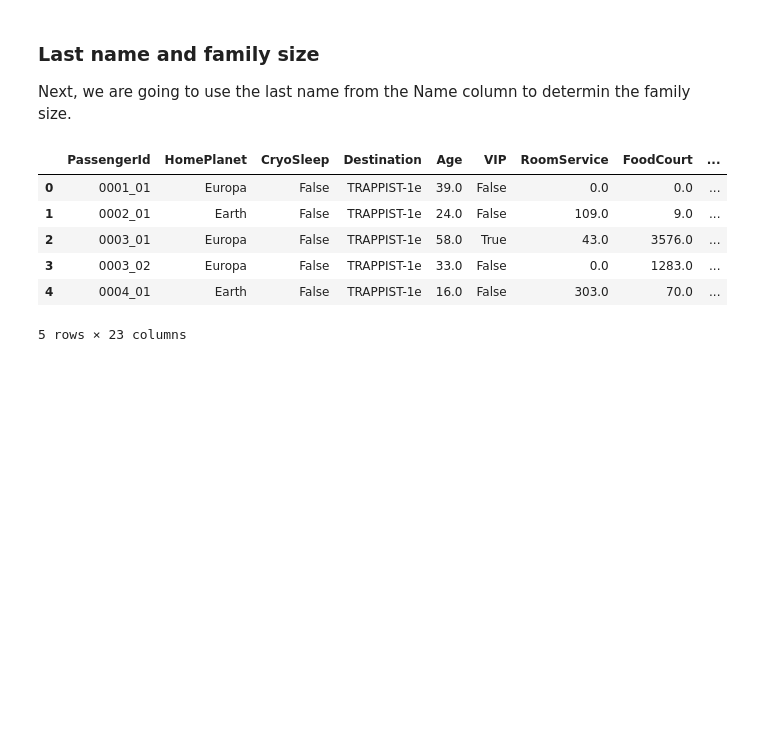
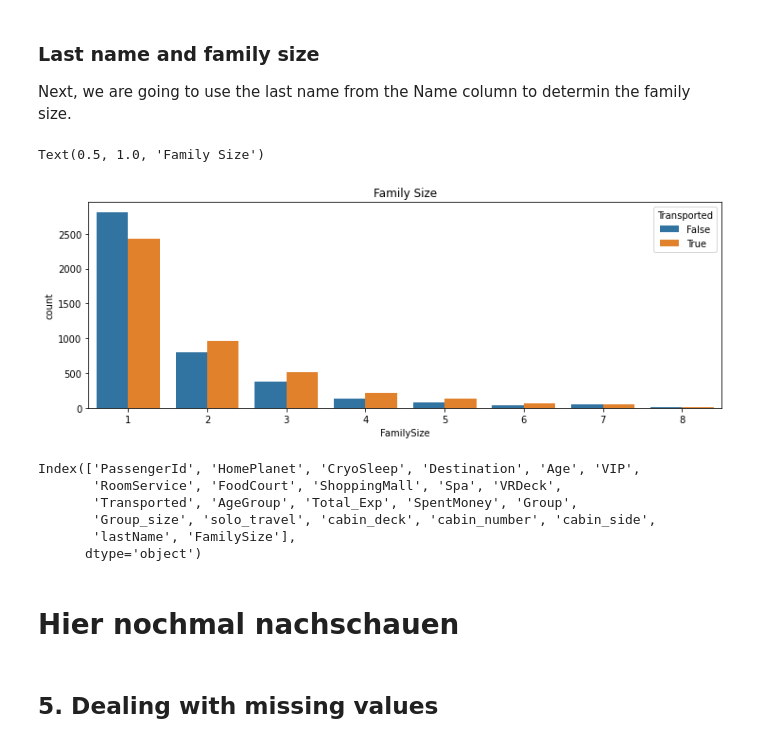
Before and after one commit to danielsaiger1/Data_Analytics, a Jupyter notebook: spaceship-titanic.ipynb, the cells around one changed output. Drawn from its saved outputs; the diff is of its cells as text; code cells hidden in the pictures; blank space fills up the shorter version.

```diff
--- a/spaceship-titanic.ipynb
+++ b/spaceship-titanic.ipynb
@@ -509,13 +509,21 @@ test['FamilySize'] = test['lastName_ID'].apply(lambda x: test['lastName_ID'].val
 for i in dfs:
     i.drop('lastName_ID', axis = 1, inplace = True)
     i.drop('Name', axis = 1, inplace = True)
+# %%
+plt.figure(figsize = (12,4))
+sns.countplot(data = train, x = 'FamilySize', hue = 'Transported')
+plt.title("Family Size")
+# %% [output]
+Text(0.5, 1.0, 'Family Size')
+[figure, added]
 # %%
-train.head()
+train.columns
 # %% [output]
-|  | PassengerId | HomePlanet | CryoSleep | Destination | Age | VIP | RoomService | FoodCourt | ... |
-| 0 | 0001_01 | Europa | False | TRAPPIST-1e | 39.0 | False | 0.0 | 0.0 | ... |
-| 1 | 0002_01 | Earth | False | TRAPPIST-1e | 24.0 | False | 109.0 | 9.0 | ... |
-| 2 | 0003_01 | Europa | False | TRAPPIST-1e | 58.0 | True | 43.0 | 3576.0 | ... |
-| 3 | 0003_02 | Europa | False | TRAPPIST-1e | 33.0 | False | 0.0 | 1283.0 | ... |
-| 4 | 0004_01 | Earth | False | TRAPPIST-1e | 16.0 | False | 303.0 | 70.0 | ... |
-5 rows × 23 columns
+Index(['PassengerId', 'HomePlanet', 'CryoSleep', 'Destination', 'Age', 'VIP',
+       'RoomService', 'FoodCourt', 'ShoppingMall', 'Spa', 'VRDeck',
+       'Transported', 'AgeGroup', 'Total_Exp', 'SpentMoney', 'Group',
+       'Group_size', 'solo_travel', 'cabin_deck', 'cabin_number', 'cabin_side',
+       'lastName', 'FamilySize'],
+      dtype='object')
+# %% [markdown]
+# Hier nochmal nachschauen
@@ -521,0 +535,2 @@ train.head()
+# %% [markdown]
+## 5. Dealing with missing values
```
Also changed, not shown: parts of 3 cells of this notebook.
